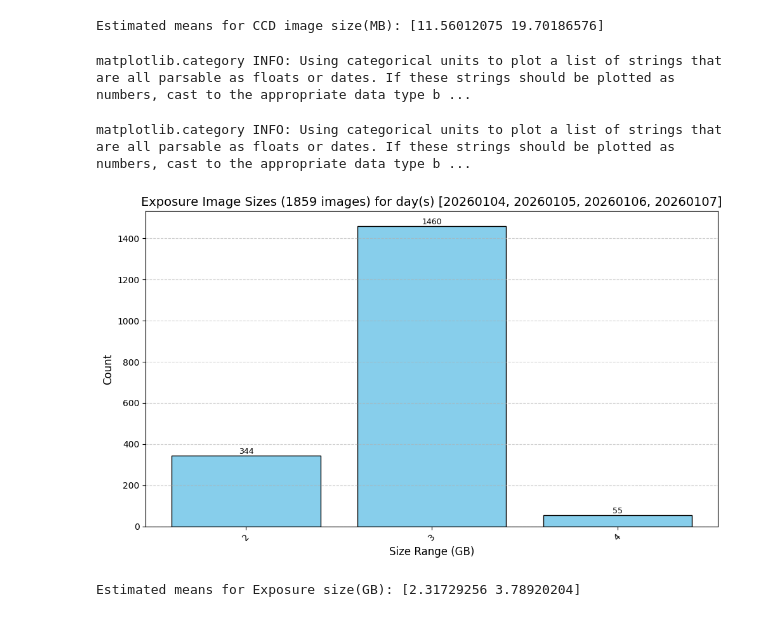
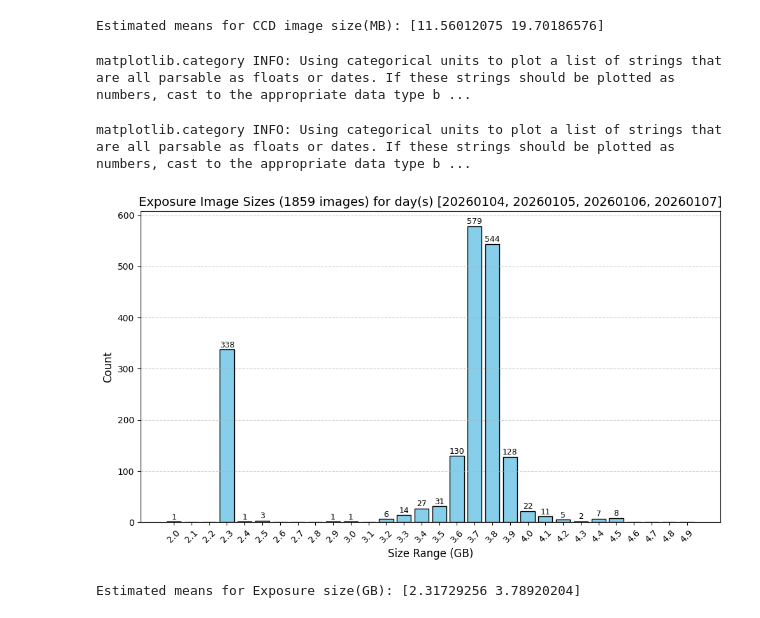
Before and after one commit to womullan/wom-notebooks, a Jupyter notebook: ImageSizeUSDF.ipynb, the cells around one changed output. Drawn from its saved outputs; the diff is of its cells as text; code cells hidden in the pictures.

```diff
--- a/ImageSizeUSDF.ipynb
+++ b/ImageSizeUSDF.ipynb
@@ -167,34 +167,37 @@ Estimated means for CCD image size(MB): [11.56012075 19.70186576]
 # %%
 #sizes of exposures as GB
 esize = np.asarray(exps, dtype=float) / 1000
-
-bins =  list(range(2, 6))
+start, stop, step = 2.0, 5.0, 0.2
+bins = [i / 10 for i in range(int(start*10), int(stop*10) + 1)]
+#bins =  list(range(2, 6))
 # Compute histogram
 hist, edges = np.histogram(esize, bins=bins)
 
 # Create bin labels int
-bin_labels = [f"{int(edges[i])}" for i in range(len(edges)-1)]
+#bin_labels = [f"{int(edges[i])}" for i in range(len(edges)-1)]
+bin_labels = [f"{(edges[i]):.1f}" for i in range(len(edges)-1)]
+
 # Plot histogram
 plt.figure(figsize=(10, 6))
 bars = plt.bar(bin_labels, hist, width=0.8, edgecolor='black', color='skyblue')
 for bar in bars:
     height = bar.get_height()
     if height > 0:
         plt.text(bar.get_x() + bar.get_width() / 2, height + 0.5, str(height),
                  ha='center', va='bottom', fontsize=9)
 
 # Labels and title
 plt.xlabel("Size Range (GB)", fontsize=12)
 plt.ylabel("Count", fontsize=12)
 plt.title(f"Exposure Image Sizes ({len(exps)} images) for day(s) {days}", fontsize=14)
 plt.xticks(rotation=45)
 plt.grid(axis='y', linestyle='--', alpha=0.6)
 plt.tight_layout()
 plt.show()
 # %% [output]
 matplotlib.category INFO: Using categorical units to plot a list of strings that are all parsable as floats or dates. If these strings should be plotted as numbers, cast to the appropriate data type b ...
 matplotlib.category INFO: Using categorical units to plot a list of strings that are all parsable as floats or dates. If these strings should be plotted as numbers, cast to the appropriate data type b ...
-[figure, old version]
+[figure, new version]
 # %%
 
 # Reshape for sklearn
```
